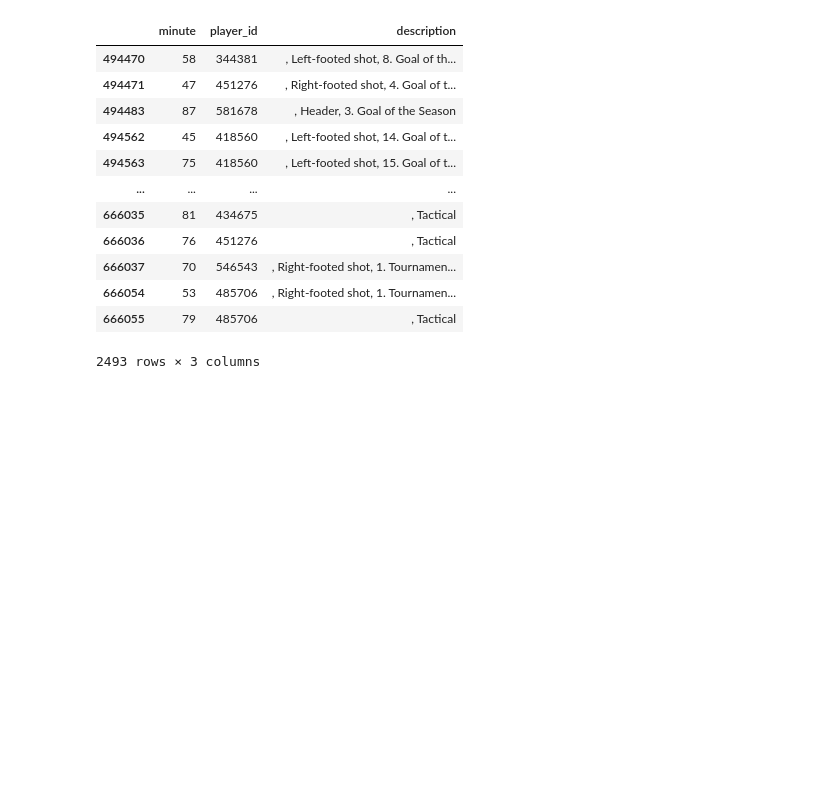
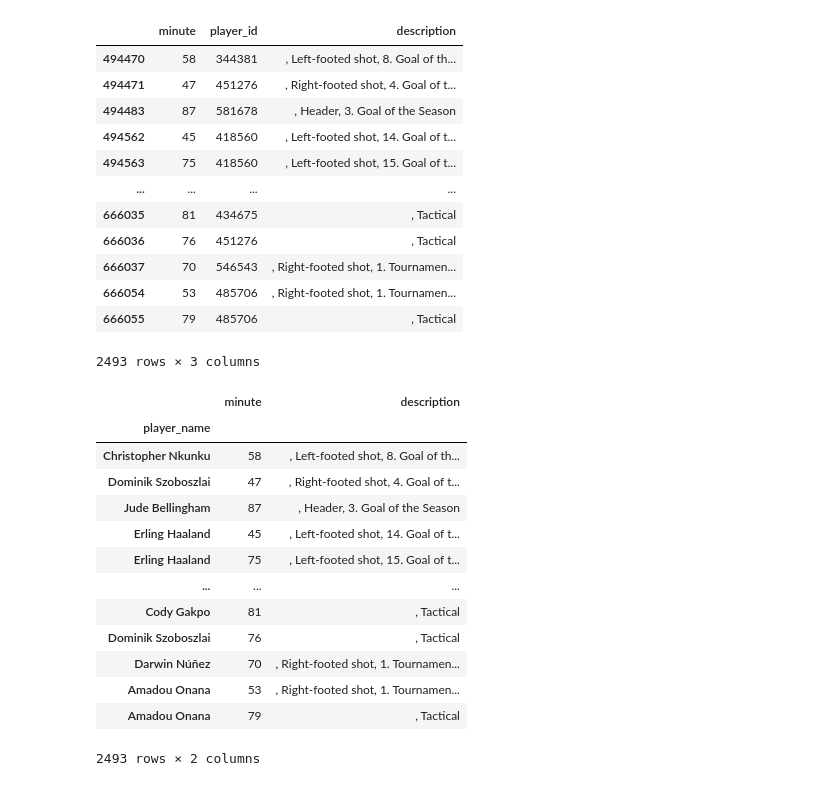
Before and after one commit to Marco-Skiavone/ium_dataset_processor, a Jupyter notebook: temp_file_for_testing_2.ipynb, the cells around one changed output. Drawn from its saved outputs; the diff is of its cells as text; code cells hidden in the pictures; blank space fills up the shorter version.

```diff
--- a/temp_file_for_testing_2.ipynb
+++ b/temp_file_for_testing_2.ipynb
@@ -86,3 +86,20 @@ top_payed_game_events
 2493 rows × 3 columns
 # %%
 #sostituire player_id con il nome dei player
+top_payed_game_events = pd.merge(top_payed_game_events, players_names, on='player_id', how='left').drop(columns=['player_id']).set_index('player_name')
+top_payed_game_events
+# %% [output]
+|  | minute | description |
+| player_name |  |  |
+| Christopher Nkunku | 58 | , Left-footed shot, 8. Goal of th... |
+| Dominik Szoboszlai | 47 | , Right-footed shot, 4. Goal of t... |
+| Jude Bellingham | 87 | , Header, 3. Goal of the Season |
+| Erling Haaland | 45 | , Left-footed shot, 14. Goal of t... |
+| Erling Haaland | 75 | , Left-footed shot, 15. Goal of t... |
+| ... | ... | ... |
+| Cody Gakpo | 81 | , Tactical |
+| Dominik Szoboszlai | 76 | , Tactical |
+| Darwin Núñez | 70 | , Right-footed shot, 1. Tournamen... |
+| Amadou Onana | 53 | , Right-footed shot, 1. Tournamen... |
+| Amadou Onana | 79 | , Tactical |
+2493 rows × 2 columns
```
Also changed, not shown: parts of 1 cell of this notebook.
